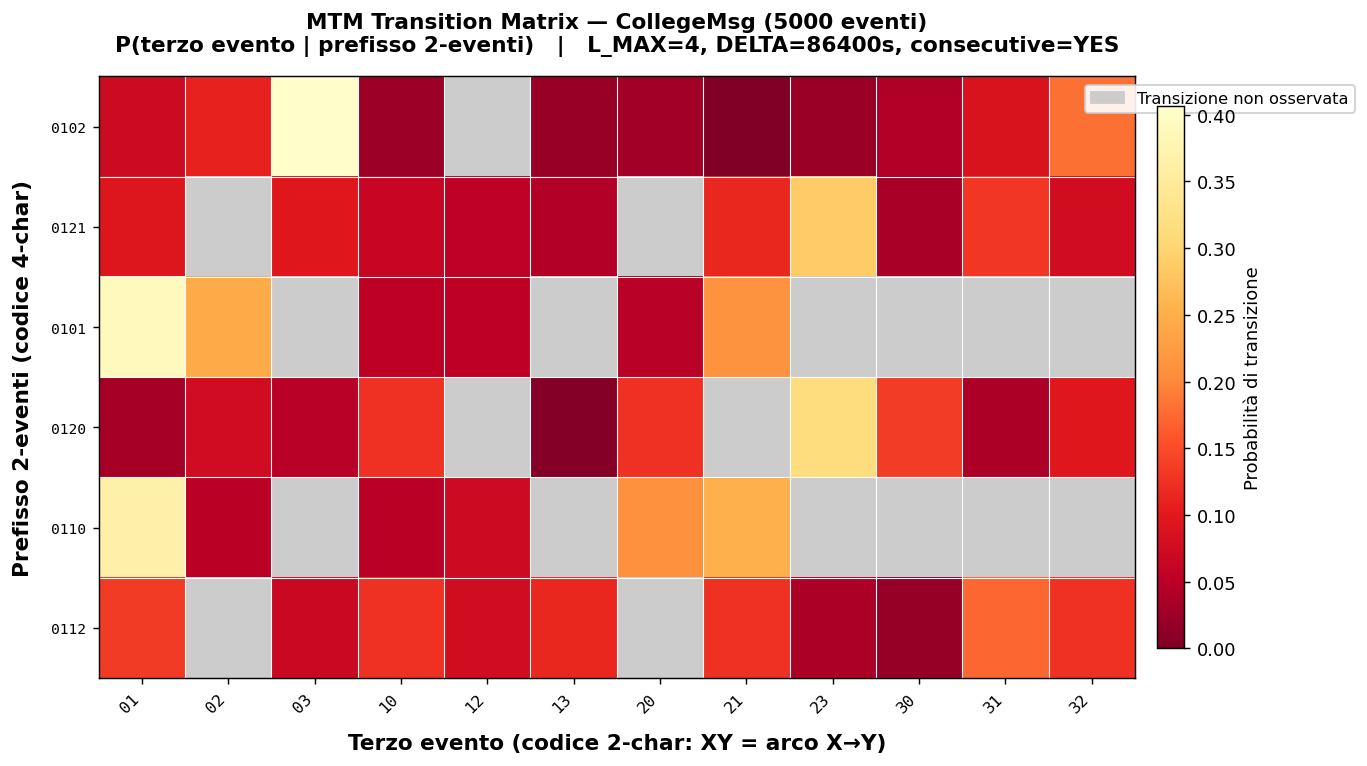
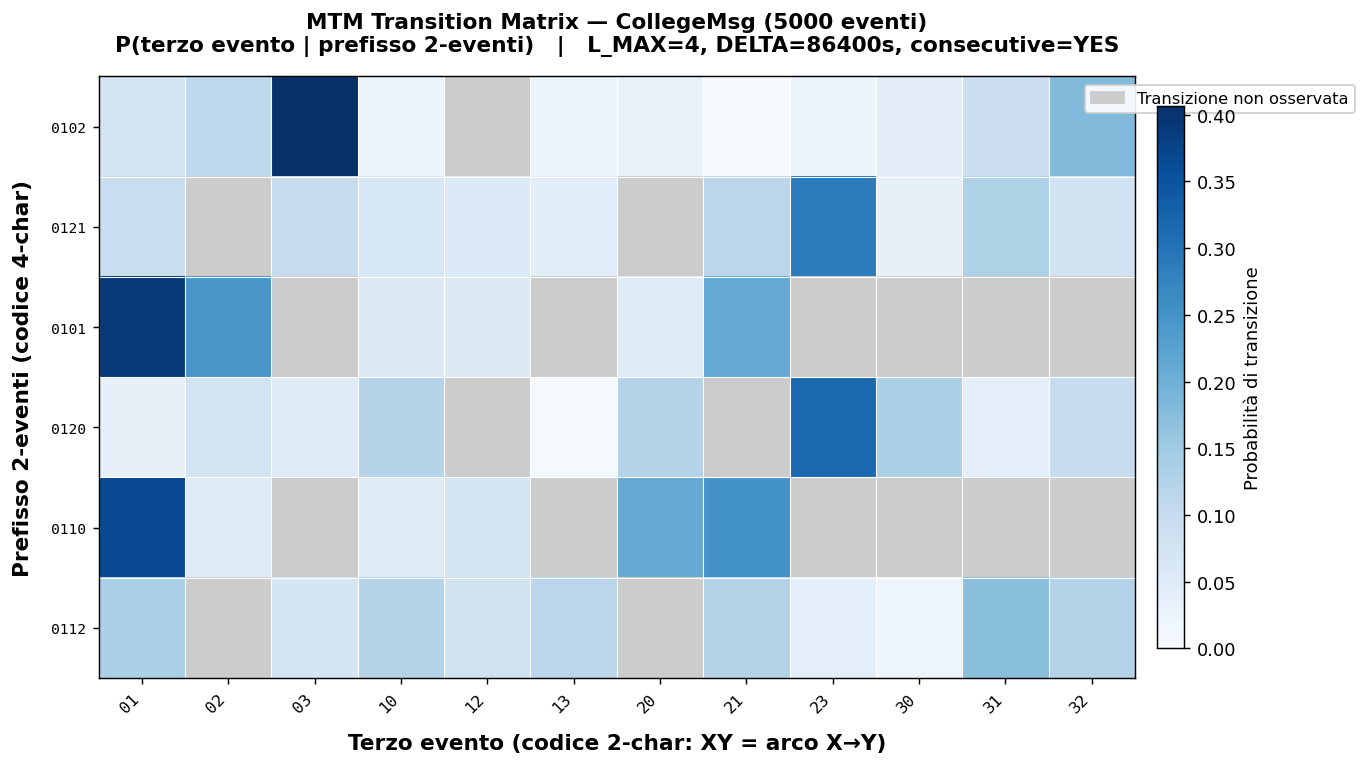
The change to this notebook cell's code, shown as a diff; its figure went from the first image to the second:
--- before
+++ after
@@ -1,7 +1,5 @@
 # ---- Heatmap: Transition Matrix ----
 #
-# Stile ispirato a TASBM:
-#   - Sfondo rosso/arancione (celle con bassa probabilità)
-#   - Celle più chiare (giallo/crema) dove la probabilità è alta
+# Colormap monocromatica (Blues): scuro = probabilità più alta
 #   - Grigio dove la transizione non è osservata
 
@@ -14,6 +12,6 @@
 
 # ---- Colormap personalizzata ----
-# YlOrRd_r: dark-red (prob bassa) → arancione → giallo (prob alta)
-cmap_observed = plt.cm.YlOrRd_r
+# Blues: chiaro (prob bassa) → blu scuro (prob alta) — monocromatica, scuro = più probabile
+cmap_observed = plt.cm.Blues
 COLOR_MISSING  = '#CCCCCC'  # grigio per transizioni non osservate
 
@@ -22,5 +20,5 @@
 n_rows, n_cols = data.shape
 
-# Normalizzazione: 0 → dark red, max → giallo chiaro
+# Normalizzazione: 0 → chiaro, max → blu scuro
 vmax = np.nanmax(data)
 vmin = 0.0

Commit: Task 3+4: report completi, heatmap aggiornata Blues, benchmark tempi, esecuzione EvoMine, confronto MTM↔EvoMine